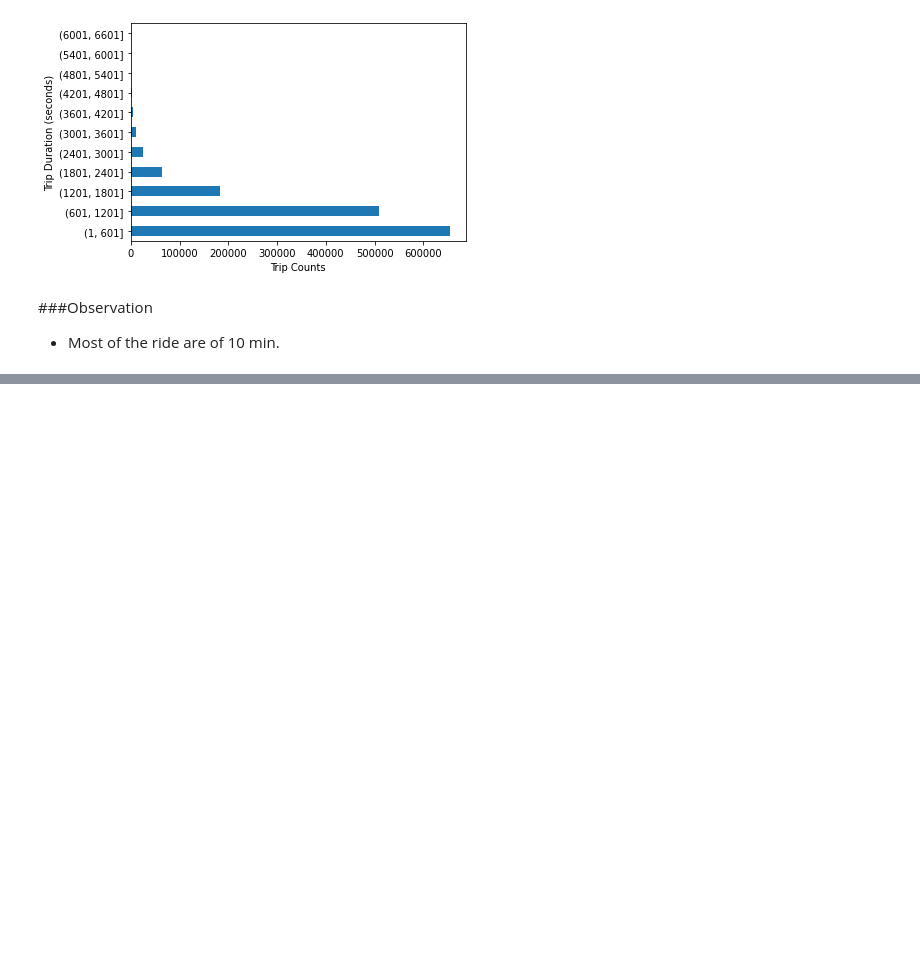
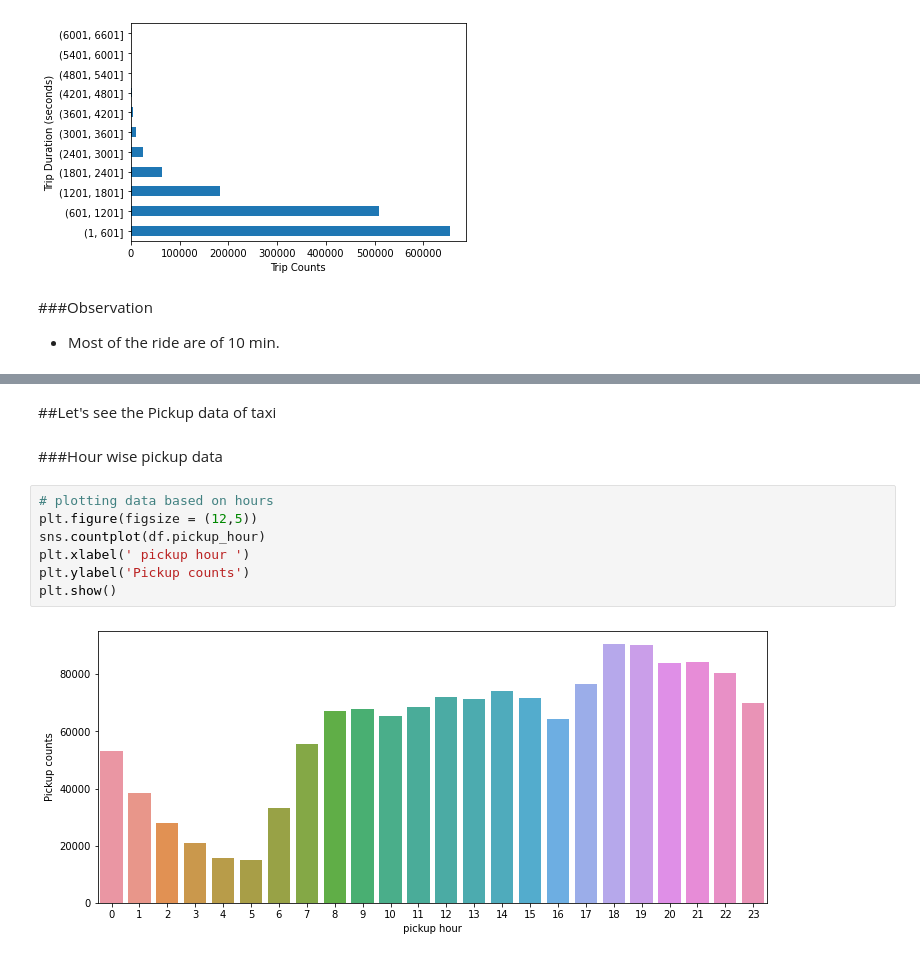
Before and after one commit to varnit836/NYC-Taxi-Trip-Time-Prediction, a Jupyter notebook: NYC_Taxi_Trip_Time_Prediction_Capstone_Project.ipynb, the cells around one changed output, grey strips where cells are left out. Saved outputs shown, nothing was run; the diff lists cells and outputs as text; blank space fills up the shorter version.

```diff
--- a/NYC_Taxi_Trip_Time_Prediction_Capstone_Project.ipynb
+++ b/NYC_Taxi_Trip_Time_Prediction_Capstone_Project.ipynb
@@ -274,0 +336,13 @@ plt.show()
+# %% [markdown]
+##Let's see the Pickup data of taxi
+# %% [markdown]
+###Hour wise pickup data
+# %%
+# plotting data based on hours
+plt.figure(figsize = (12,5))
+sns.countplot(df.pickup_hour)
+plt.xlabel(' pickup hour ')
+plt.ylabel('Pickup counts')
+plt.show()
+# %% [output]
+[figure, added]
```
Also changed, not shown: parts of 17 cells of this notebook.
